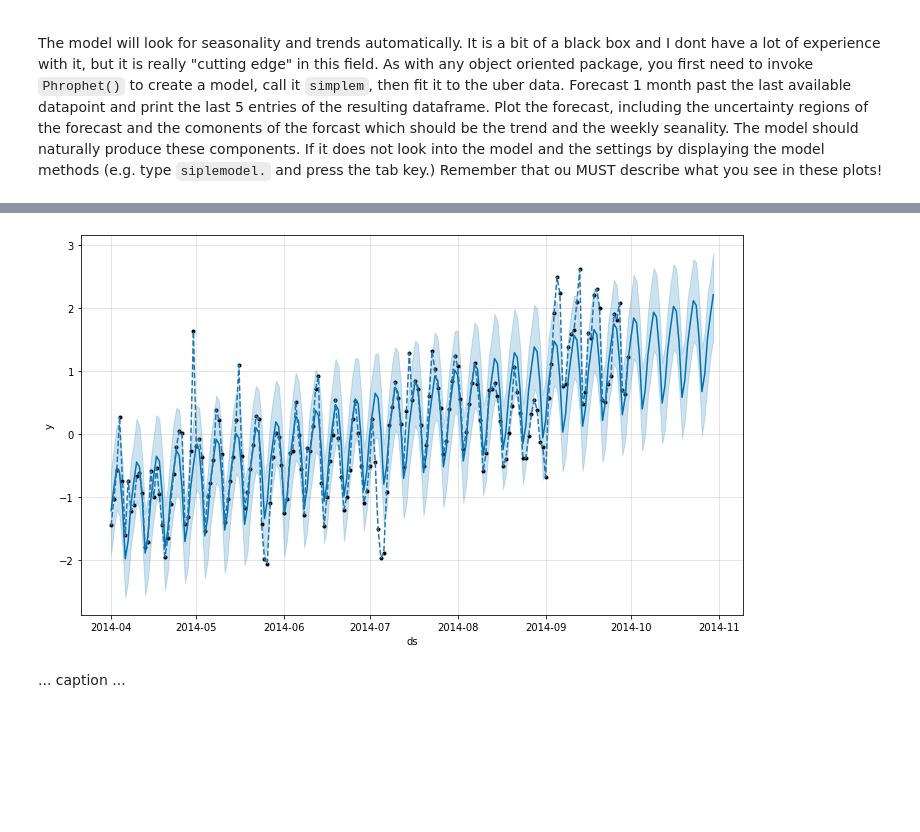
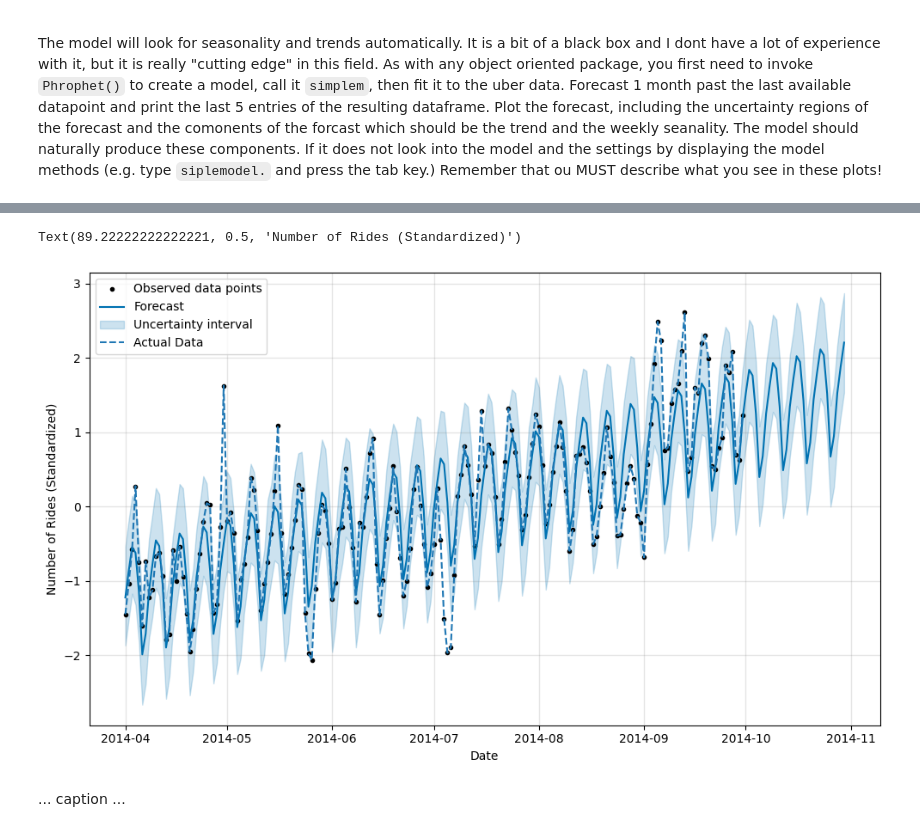
Before and after one commit to mysujan/MLTSA25_SShrestha, a Jupyter notebook: HW3/berprophet_instructions.ipynb, the cells around one changed output, grey strips where cells are left out. Drawn from its saved outputs; the diff is of its cells as text; code cells hidden in the pictures; blank space fills up the shorter version.

```diff
--- a/HW3/berprophet_instructions.ipynb
+++ b/HW3/berprophet_instructions.ipynb
@@ -57,4 +81,5 @@
 
 ** plot the resulting dataframe
 # %%
-uberrides["time"] = pd.to_datetime(...
+uberrides["time"] = pd.to_datetime(uberrides["Date/Time"])
+uberrides.head()
@@ -65,2 +97,3 @@ uberrides.iloc[0]["time"].date
 # %%
-uberbyday = uberrides.groupby(uber["time"].dt.date)... # we did it in the bootcamp!
+uberbyday = uberrides.groupby(uberrides["time"].dt.date).count() # we did it in the bootcamp!
+uberbyday.head()
@@ -66,0 +108,6 @@ uberbyday = uberrides.groupby(uber["time"].dt.date)... # we did it in the bootca
+# %%
+# prompt: rename the uberbyday columns so time will be ds and date/time will be y
+
+uberbyday = uberbyday.rename(columns={'Date/Time':'y'})
+uberbyday = uberbyday.rename_axis('ds').reset_index()
+uberbyday.head()
@@ -104,0 +163,4 @@ INFO:fbprophet:Disabling daily seasonality. Run prophet with daily_seasonality=T
+# %%
+future = simplem.make_future_dataframe(periods=30)
+forecast = simplem.predict(future)
+uberbyday.tail()
@@ -105,8 +174,12 @@ INFO:fbprophet:Disabling daily seasonality. Run prophet with daily_seasonality=T
 # %%
 fig1 = simplem.plot(forecast)
-pl.plot(uberbyday.y, '--');
+pl.plot(uberbyday['ds'], uberbyday['y'], '--', label='Actual Data')
+pl.legend()
+pl.xlabel('Date')
+pl.ylabel('Number of Rides (Standardized)')
 # %% [output]
+Text(89.22222222222221, 0.5, 'Number of Rides (Standardized)')
-[figure, old version]
+[figure, new version]
 # %% [markdown]
 ... caption ...
 # %%
```
Also changed, not shown: parts of 22 cells of this notebook.
